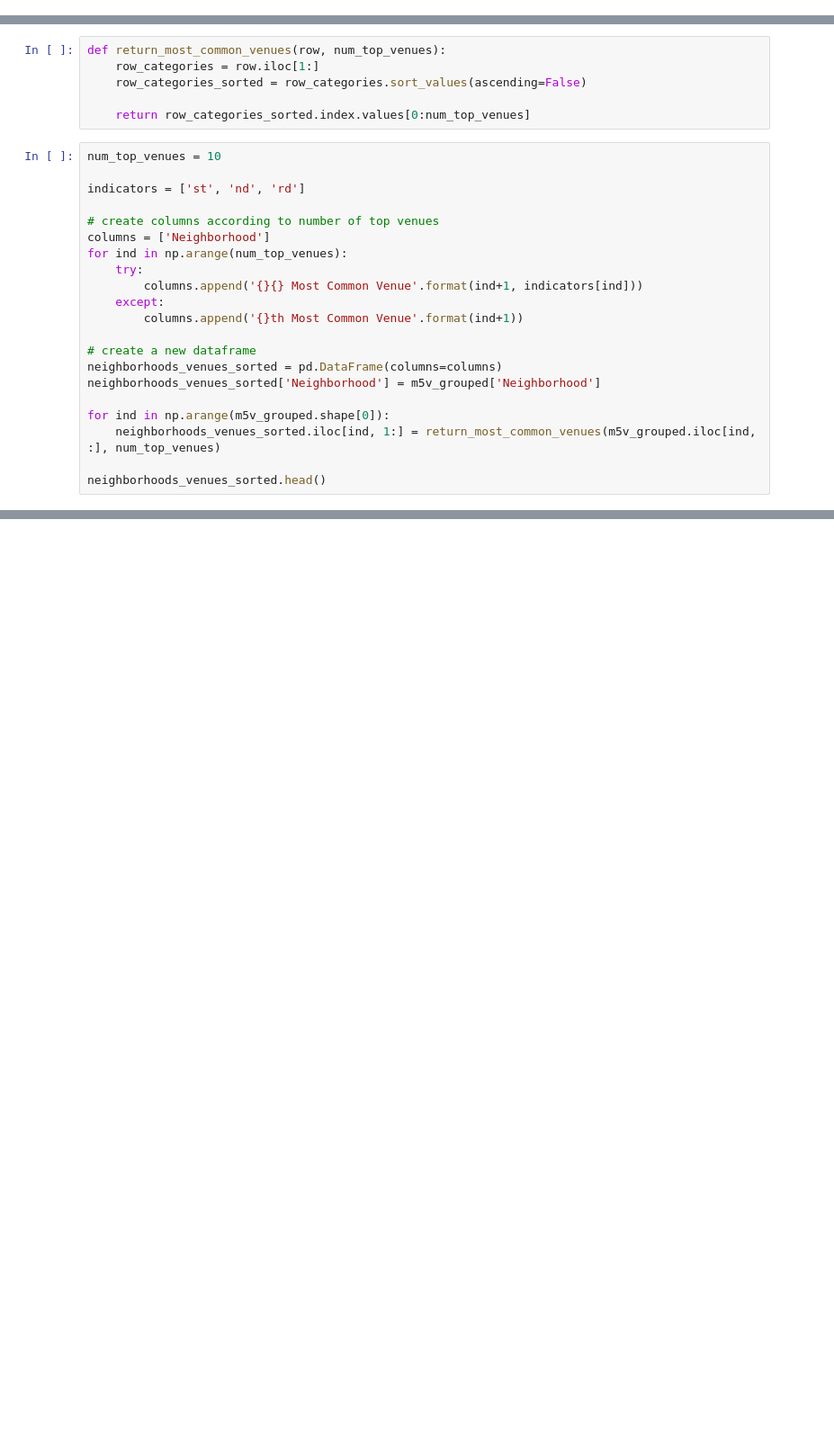
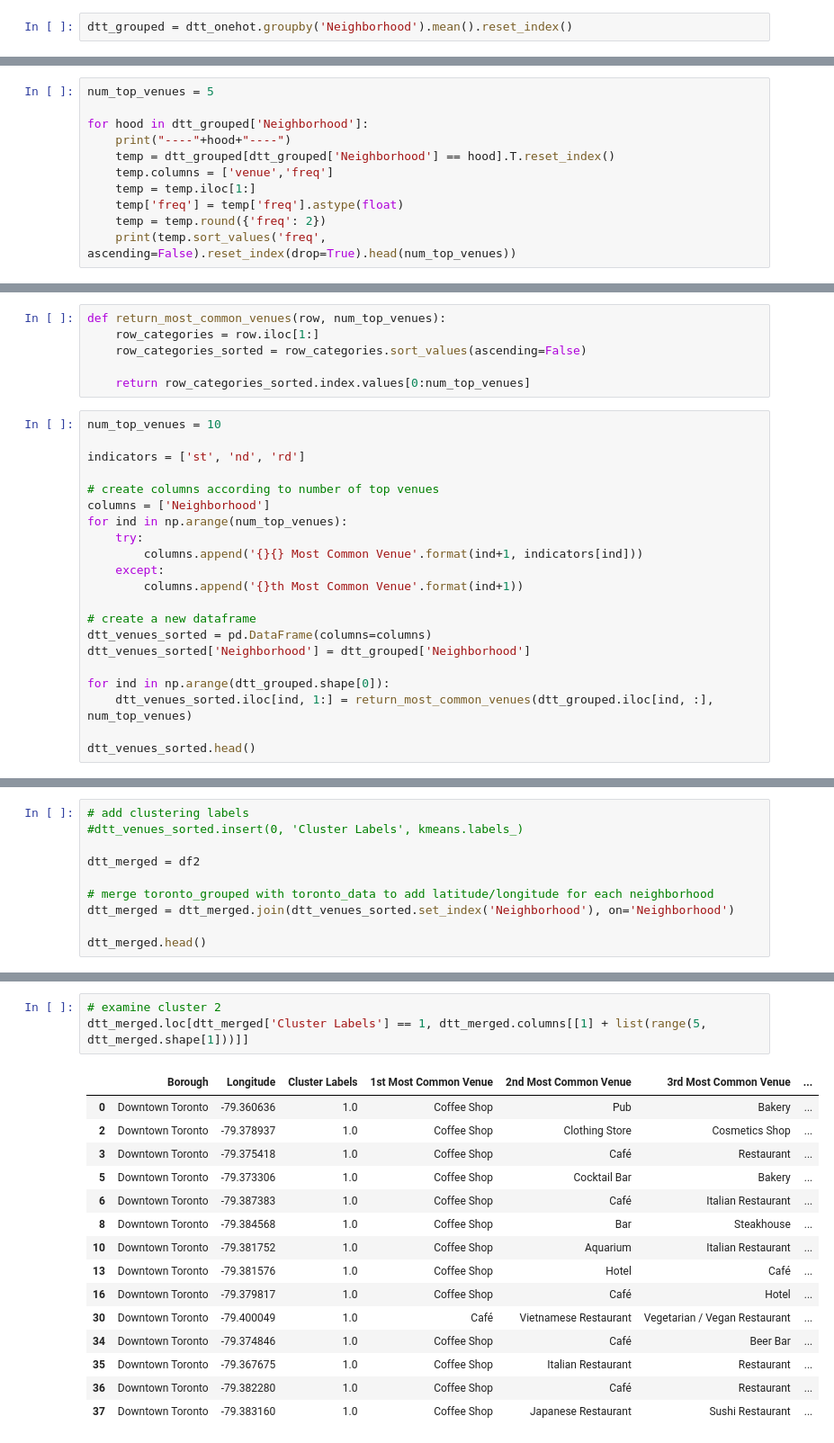
Before and after one commit to eemonte/Toronto-Neighborhoods, a Jupyter notebook: IBM_Course9_Week3.ipynb, the cells around one changed output, grey strips where cells are left out. Shown at 90% size. Saved outputs shown, nothing was run; the diff lists cells and outputs as text; blank space fills up the shorter version.

```diff
--- a/IBM_Course9_Week3.ipynb
+++ b/IBM_Course9_Week3.ipynb
@@ -331 +454,3 @@ m5v_onehot.head()
+# %%
+dtt_grouped = dtt_onehot.groupby('Neighborhood').mean().reset_index()
 # %%
@@ -351,0 +462,11 @@ m5v_grouped
+# %%
+num_top_venues = 5
+
+for hood in dtt_grouped['Neighborhood']:
+    print("----"+hood+"----")
+    temp = dtt_grouped[dtt_grouped['Neighborhood'] == hood].T.reset_index()
+    temp.columns = ['venue','freq']
+    temp = temp.iloc[1:]
+    temp['freq'] = temp['freq'].astype(float)
+    temp = temp.round({'freq': 2})
+    print(temp.sort_values('freq', ascending=False).reset_index(drop=True).head(num_top_venues))
@@ -369,11 +510,11 @@ for ind in np.arange(num_top_venues):
         columns.append('{}th Most Common Venue'.format(ind+1))
 
 # create a new dataframe
-neighborhoods_venues_sorted = pd.DataFrame(columns=columns)
-neighborhoods_venues_sorted['Neighborhood'] = m5v_grouped['Neighborhood']
+dtt_venues_sorted = pd.DataFrame(columns=columns)
+dtt_venues_sorted['Neighborhood'] = dtt_grouped['Neighborhood']
 
-for ind in np.arange(m5v_grouped.shape[0]):
-    neighborhoods_venues_sorted.iloc[ind, 1:] = return_most_common_venues(m5v_grouped.iloc[ind, :], num_top_venues)
+for ind in np.arange(dtt_grouped.shape[0]):
+    dtt_venues_sorted.iloc[ind, 1:] = return_most_common_venues(dtt_grouped.iloc[ind, :], num_top_venues)
 
-neighborhoods_venues_sorted.head()
+dtt_venues_sorted.head()
 # %% [output]
@@ -395,0 +546,10 @@ array([1, 3, 0, 0, 0, 0, 2, 0, 1, 1], dtype=int32)
+# %%
+# add clustering labels
+#dtt_venues_sorted.insert(0, 'Cluster Labels', kmeans.labels_)
+
+dtt_merged = df2
+
+# merge toronto_grouped with toronto_data to add latitude/longitude for each neighborhood
+dtt_merged = dtt_merged.join(dtt_venues_sorted.set_index('Neighborhood'), on='Neighborhood')
+
+dtt_merged.head()
@@ -422,0 +602,19 @@ UndefinedError: 'None' has no attribute 'replace'
+# %%
+# examine cluster 2
+dtt_merged.loc[dtt_merged['Cluster Labels'] == 1, dtt_merged.columns[[1] + list(range(5, dtt_merged.shape[1]))]]
+# %% [output]
+|  | Borough | Longitude | Cluster Labels | 1st Most Common Venue | 2nd Most Common Venue | 3rd Most Common Venue | ... |
+| 0 | Downtown Toronto | -79.360636 | 1.0 | Coffee Shop | Pub | Bakery | ... |
+| 2 | Downtown Toronto | -79.378937 | 1.0 | Coffee Shop | Clothing Store | Cosmetics Shop | ... |
+| 3 | Downtown Toronto | -79.375418 | 1.0 | Coffee Shop | Café | Restaurant | ... |
+| 5 | Downtown Toronto | -79.373306 | 1.0 | Coffee Shop | Cocktail Bar | Bakery | ... |
+| 6 | Downtown Toronto | -79.387383 | 1.0 | Coffee Shop | Café | Italian Restaurant | ... |
+| 8 | Downtown Toronto | -79.384568 | 1.0 | Coffee Shop | Bar | Steakhouse | ... |
+| 10 | Downtown Toronto | -79.381752 | 1.0 | Coffee Shop | Aquarium | Italian Restaurant | ... |
+| 13 | Downtown Toronto | -79.381576 | 1.0 | Coffee Shop | Hotel | Café | ... |
+| 16 | Downtown Toronto | -79.379817 | 1.0 | Coffee Shop | Café | Hotel | ... |
+| 30 | Downtown Toronto | -79.400049 | 1.0 | Café | Vietnamese Restaurant | Vegetarian / Vegan Restaurant | ... |
+| 34 | Downtown Toronto | -79.374846 | 1.0 | Coffee Shop | Café | Beer Bar | ... |
+| 35 | Downtown Toronto | -79.367675 | 1.0 | Coffee Shop | Italian Restaurant | Restaurant | ... |
+| 36 | Downtown Toronto | -79.382280 | 1.0 | Coffee Shop | Café | Restaurant | ... |
+| 37 | Downtown Toronto | -79.383160 | 1.0 | Coffee Shop | Japanese Restaurant | Sushi Restaurant | ... |
```
Also changed, not shown: parts of 66 cells of this notebook.
